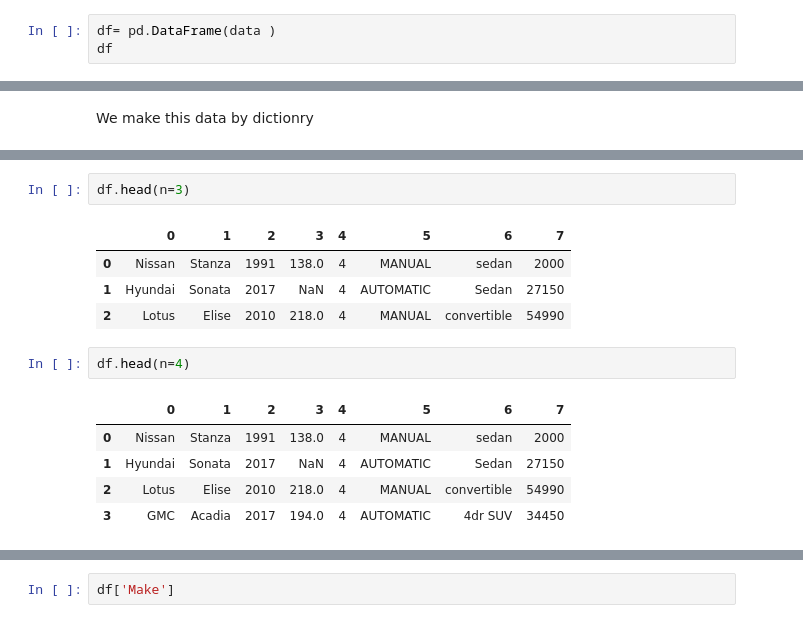
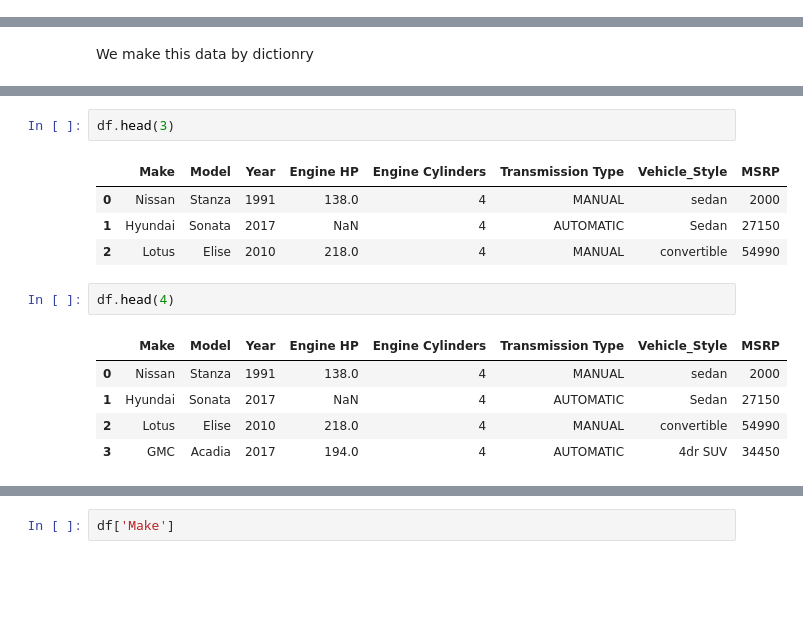
Before and after one commit to homosaaa/machine-learning-zoomcamp-homework, a Jupyter notebook: 01-intro/pandas 2.ipynb, the cells around one changed output, grey strips where cells are left out. Saved outputs shown, nothing was run; the diff lists cells and outputs as text; blank space fills up the shorter version.

```diff
--- a/01-intro/pandas 2.ipynb
+++ b/01-intro/pandas 2.ipynb
@@ -40,3 +45,0 @@ df
-# %%
-df= pd.DataFrame(data )
-df
@@ -68,16 +64,16 @@ df.tail()
 | 3 | GMC | Acadia | 2017 | 194.0 | 4 | AUTOMATIC | 4dr SUV | 34450 |
 | 4 | Nissan | Frontier | 2017 | 261.0 | 6 | MANUAL | Pickup | 32340 |
 # %%
-df.head(n=3)
+df.head(3)
 # %% [output]
-|  | 0 | 1 | 2 | 3 | 4 | 5 | 6 | 7 |
+|  | Make | Model | Year | Engine HP | Engine Cylinders | Transmission Type | Vehicle_Style | MSRP |
 | 0 | Nissan | Stanza | 1991 | 138.0 | 4 | MANUAL | sedan | 2000 |
 | 1 | Hyundai | Sonata | 2017 | NaN | 4 | AUTOMATIC | Sedan | 27150 |
 | 2 | Lotus | Elise | 2010 | 218.0 | 4 | MANUAL | convertible | 54990 |
 # %%
-df.head(n=4)
+df.head(4)
 # %% [output]
-|  | 0 | 1 | 2 | 3 | 4 | 5 | 6 | 7 |
+|  | Make | Model | Year | Engine HP | Engine Cylinders | Transmission Type | Vehicle_Style | MSRP |
 | 0 | Nissan | Stanza | 1991 | 138.0 | 4 | MANUAL | sedan | 2000 |
 | 1 | Hyundai | Sonata | 2017 | NaN | 4 | AUTOMATIC | Sedan | 27150 |
 | 2 | Lotus | Elise | 2010 | 218.0 | 4 | MANUAL | convertible | 54990 |
```
Also changed, not shown: parts of 17 cells of this notebook, 2 other files.
